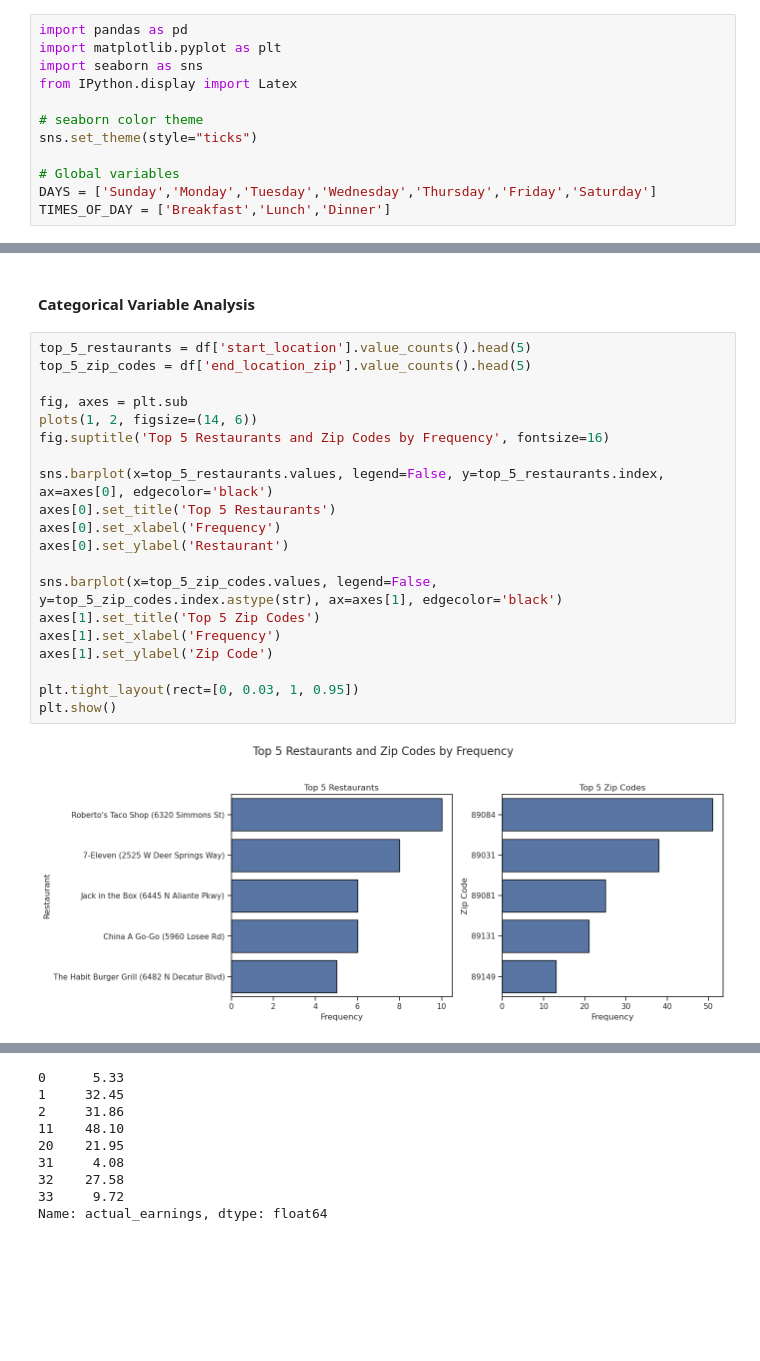
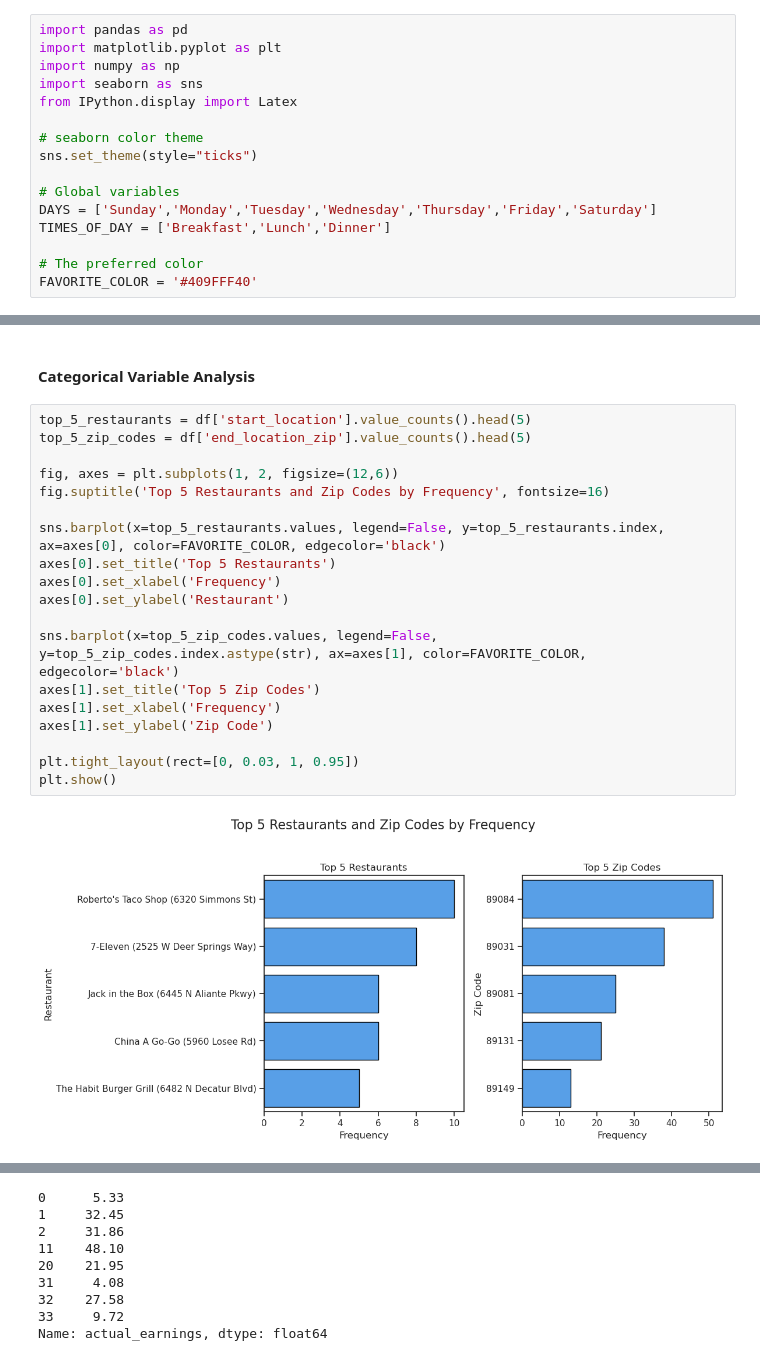
Before and after one commit to cyobero/rideshare-analysis, a Jupyter notebook: analysis.ipynb, the cells around one changed output, grey strips where cells are left out. Drawn from its saved outputs; the diff is of its cells as text; blank space fills up the shorter version.

```diff
--- a/analysis.ipynb
+++ b/analysis.ipynb
@@ -4,6 +4,7 @@ Exploratory Data Analysis of Rideshare Data
 # %%
 import pandas as pd
 import matplotlib.pyplot as plt
+import numpy as np
 import seaborn as sns
 from IPython.display import Latex
 
@@ -13,6 +14,9 @@ sns.set_theme(style="ticks")
 # Global variables
 DAYS = ['Sunday','Monday','Tuesday','Wednesday','Thursday','Friday','Saturday']
 TIMES_OF_DAY = ['Breakfast','Lunch','Dinner']
+
+# The preferred color
+FAVORITE_COLOR = '#409FFF40'
 # %% [markdown]
 ## Data Preparation and Cleaning
 # %% [markdown]
@@ -247,25 +252,24 @@ plt.show()
 # %%
 top_5_restaurants = df['start_location'].value_counts().head(5)
 top_5_zip_codes = df['end_location_zip'].value_counts().head(5)
 
-fig, axes = plt.sub
-plots(1, 2, figsize=(14, 6))
+fig, axes = plt.subplots(1, 2, figsize=(12,6))
 fig.suptitle('Top 5 Restaurants and Zip Codes by Frequency', fontsize=16)
 
-sns.barplot(x=top_5_restaurants.values, legend=False, y=top_5_restaurants.index, ax=axes[0], edgecolor='black')
+sns.barplot(x=top_5_restaurants.values, legend=False, y=top_5_restaurants.index, ax=axes[0], color=FAVORITE_COLOR, edgecolor='black')
 axes[0].set_title('Top 5 Restaurants')
 axes[0].set_xlabel('Frequency')
 axes[0].set_ylabel('Restaurant')
 
-sns.barplot(x=top_5_zip_codes.values, legend=False, y=top_5_zip_codes.index.astype(str), ax=axes[1], edgecolor='black')
+sns.barplot(x=top_5_zip_codes.values, legend=False, y=top_5_zip_codes.index.astype(str), ax=axes[1], color=FAVORITE_COLOR, edgecolor='black')
 axes[1].set_title('Top 5 Zip Codes')
 axes[1].set_xlabel('Frequency')
 axes[1].set_ylabel('Zip Code')
 
 plt.tight_layout(rect=[0, 0.03, 1, 0.95])
 plt.show()
 # %% [output]
-[figure, old version]
+[figure, new version]
 # %%
 fig, axes = plt.subplots(1, 2, figsize=(14, 6))
 fig.suptitle('Total Trips by Day and Time', fontsize=16)
```
Also changed, not shown: parts of 10 cells of this notebook.
